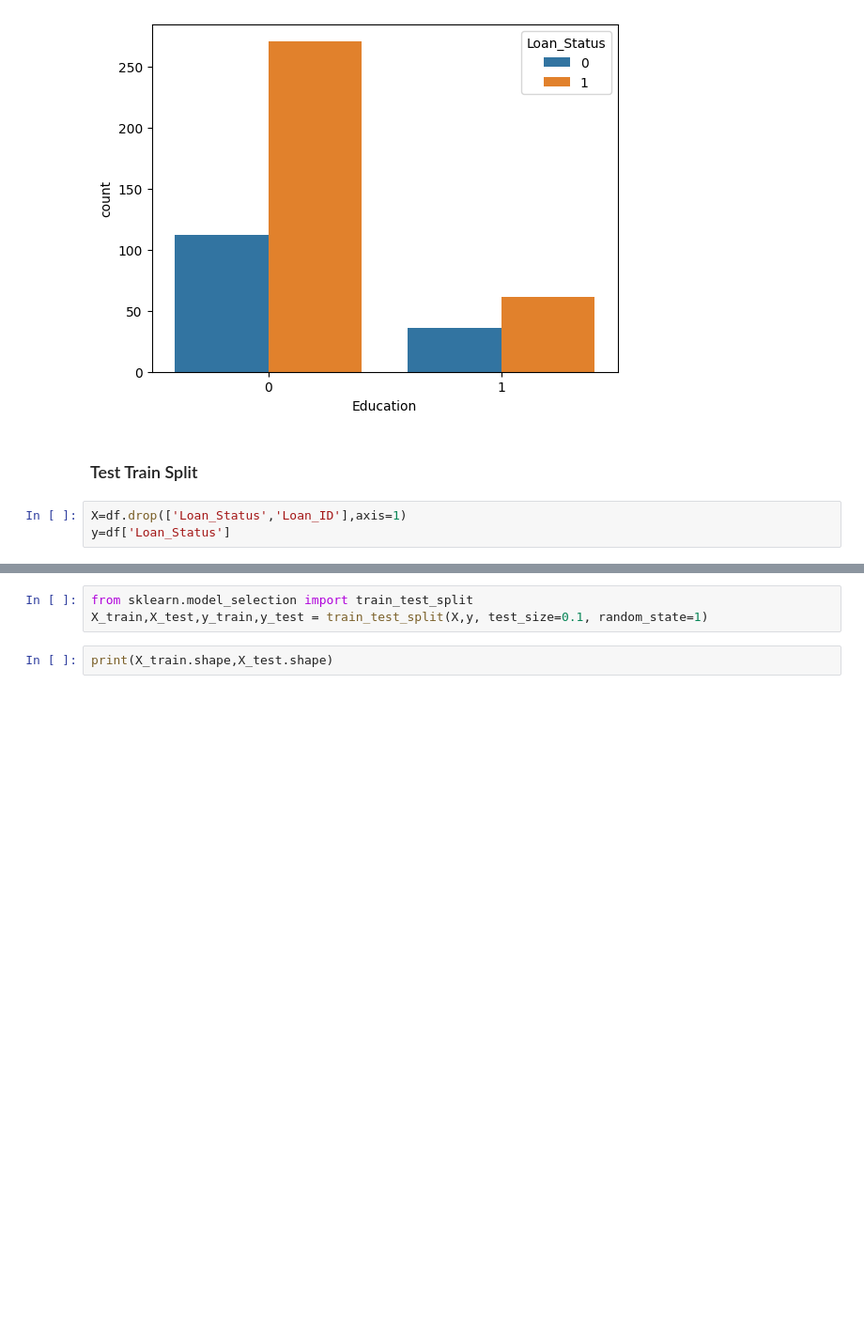
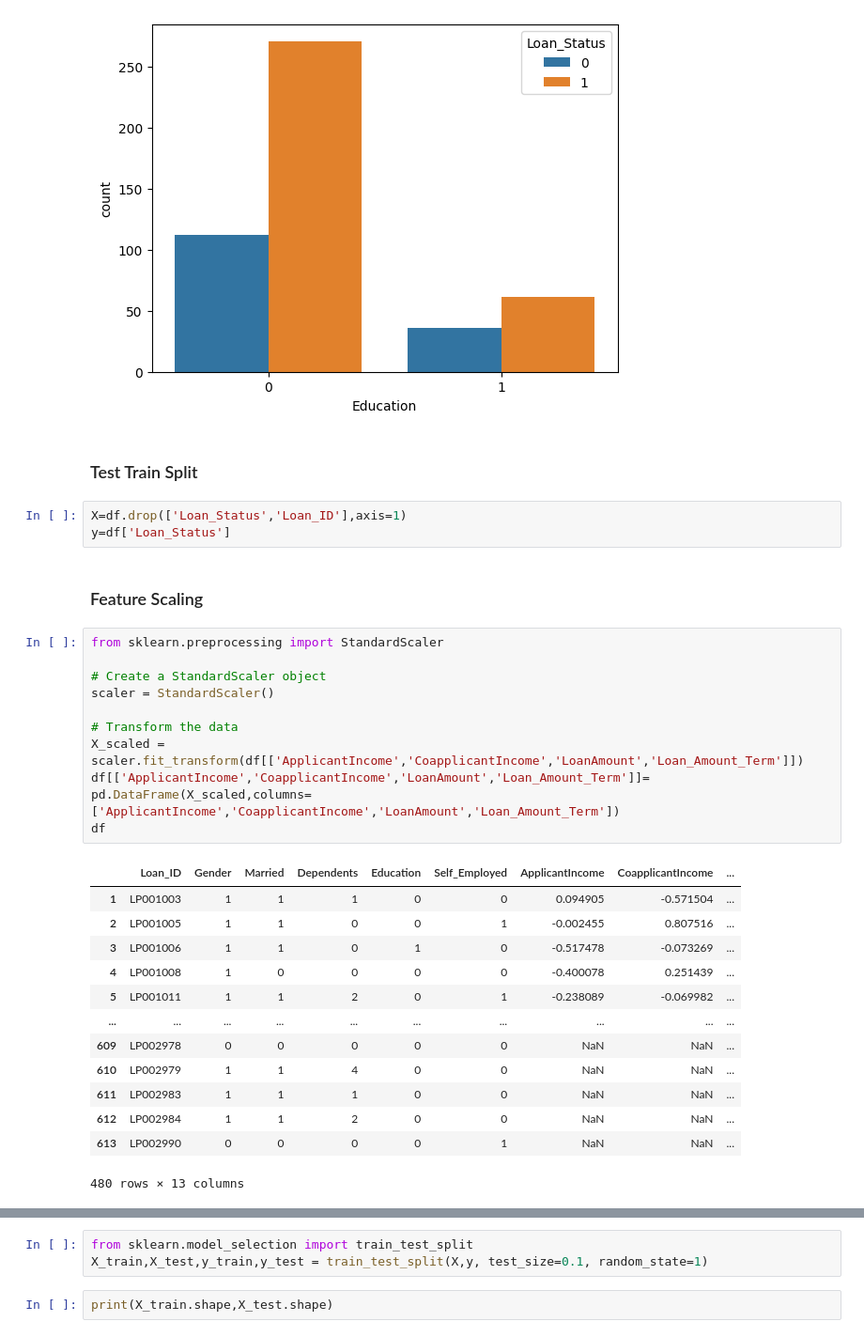
Before and after one commit to sharmashubam/Ml_Algo_Prac, a Jupyter notebook: ml_03/ml_03 (House Prediction).ipynb, the cells around one changed output, grey strips where cells are left out. Shown: that part at 94% size. Cells and saved outputs as stored; diff of their text form; blank space fills up the shorter version.

```diff
--- a/ml_03/ml_03 (House Prediction).ipynb
+++ b/ml_03/ml_03 (House Prediction).ipynb
@@ -174,3 +174,29 @@ sns.countplot(x='Education',hue='Loan_Status',data=df)
 # %%
 X=df.drop(['Loan_Status','Loan_ID'],axis=1)
 y=df['Loan_Status']
+# %% [markdown]
+### Feature Scaling
+# %%
+from sklearn.preprocessing import StandardScaler
+
+# Create a StandardScaler object
+scaler = StandardScaler()
+
+# Transform the data
+X_scaled = scaler.fit_transform(df[['ApplicantIncome','CoapplicantIncome','LoanAmount','Loan_Amount_Term']])
+df[['ApplicantIncome','CoapplicantIncome','LoanAmount','Loan_Amount_Term']]= pd.DataFrame(X_scaled,columns=['ApplicantIncome','CoapplicantIncome','LoanAmount','Loan_Amount_Term'])
+df
+# %% [output]
+|  | Loan_ID | Gender | Married | Dependents | Education | Self_Employed | ApplicantIncome | CoapplicantIncome | ... |
+| 1 | LP001003 | 1 | 1 | 1 | 0 | 0 | 0.094905 | -0.571504 | ... |
+| 2 | LP001005 | 1 | 1 | 0 | 0 | 1 | -0.002455 | 0.807516 | ... |
+| 3 | LP001006 | 1 | 1 | 0 | 1 | 0 | -0.517478 | -0.073269 | ... |
+| 4 | LP001008 | 1 | 0 | 0 | 0 | 0 | -0.400078 | 0.251439 | ... |
+| 5 | LP001011 | 1 | 1 | 2 | 0 | 1 | -0.238089 | -0.069982 | ... |
+| ... | ... | ... | ... | ... | ... | ... | ... | ... | ... |
+| 609 | LP002978 | 0 | 0 | 0 | 0 | 0 | NaN | NaN | ... |
+| 610 | LP002979 | 1 | 1 | 4 | 0 | 0 | NaN | NaN | ... |
+| 611 | LP002983 | 1 | 1 | 1 | 0 | 0 | NaN | NaN | ... |
+| 612 | LP002984 | 1 | 1 | 2 | 0 | 0 | NaN | NaN | ... |
+| 613 | LP002990 | 0 | 0 | 0 | 0 | 1 | NaN | NaN | ... |
+480 rows × 13 columns
```
Also changed, not shown: parts of 2 cells of this notebook, 2 other files.
